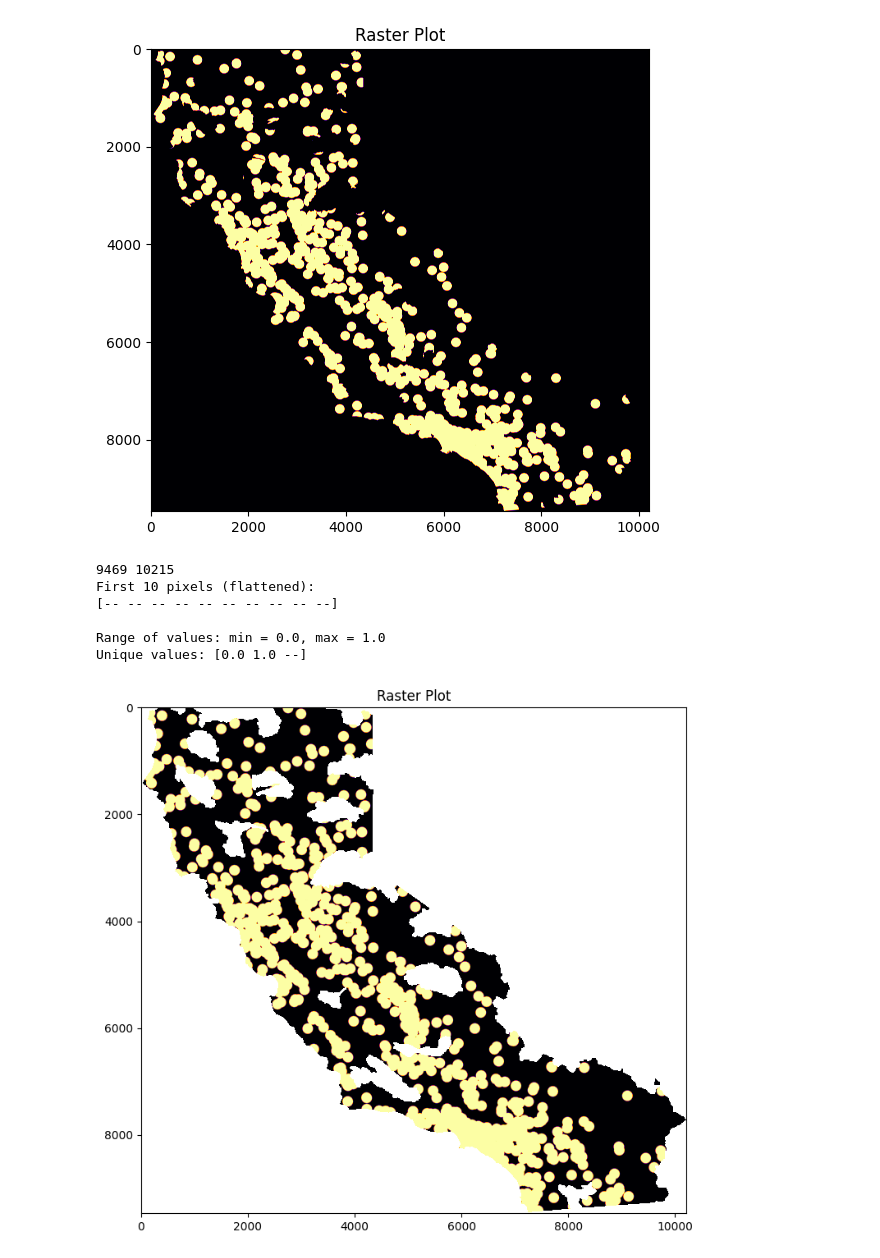
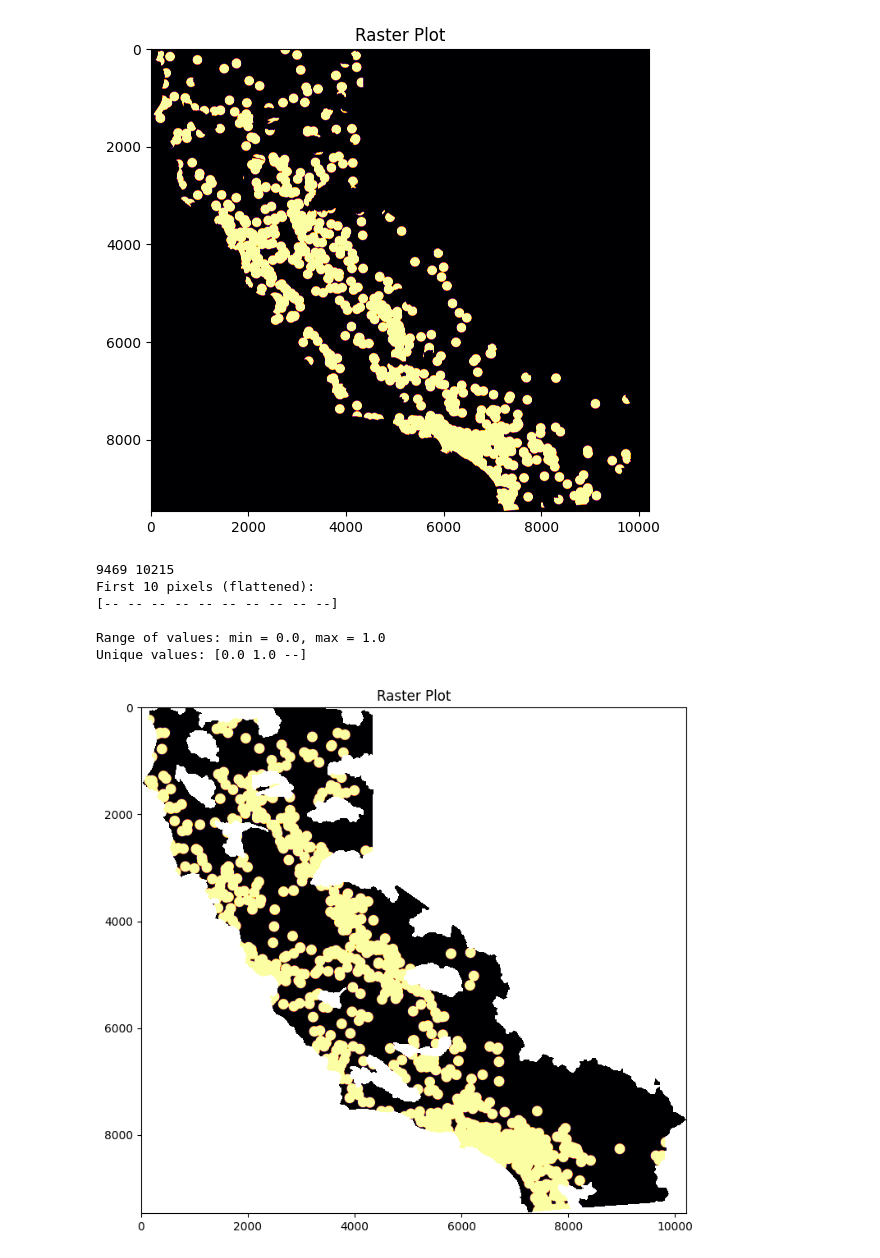
Before and after one commit to tbjag/pfas_map_ml, a Jupyter notebook: notebook_tests/plot_raster.ipynb, the cells around one changed output. Saved outputs shown, nothing was run; the diff lists cells and outputs as text; code cells hidden in the pictures.

Commit message:
csvs iter2

```diff
--- a/notebook_tests/plot_raster.ipynb
+++ b/notebook_tests/plot_raster.ipynb
@@ -23,7 +23,7 @@ plt.show()
 [figure]
 # %%
 # Open the raster file
-with rasterio.open('/home/ciom/workspace/pfas_map_ml/data/process/filtered_Active_Solid_Waste_Facilities.tiff') as src:
+with rasterio.open('/media/data/iter2/processed_csv_cat/fire_stations.tiff') as src:
     # Read the data
     raster_data = src.read(1)  # Read the first band, or use src.read() to get all bands
     print(src.height, src.width)
@@ -31,31 +31,31 @@ with rasterio.open('/home/ciom/workspace/pfas_map_ml/data/process/filtered_Activ
     raster_data = np.ma.masked_equal(raster_data, src.nodata)
 
     # Print the first 10 pixels
     print("First 10 pixels (flattened):")
     print(raster_data.flatten()[:10])
 
     # Plot the raster data with a colorbar and improved colormap
     fig, ax = plt.subplots(figsize=(10, 8))
 
     # Use a colormap like 'viridis', 'plasma', or 'inferno' to better visualize intensity variations
     cax = ax.imshow(raster_data, cmap='inferno')
 
     # Get min and max values of the raster data
     min_value = np.min(raster_data)
     max_value = np.max(raster_data)
     u = np.unique(raster_data)
 
     print(f"\nRange of values: min = {min_value}, max = {max_value}")
     print(f"Unique values: {u}")
 
 
 plt.title('Raster Plot')
 plt.show()
 # %% [output]
 9469 10215
 First 10 pixels (flattened):
 [-- -- -- -- -- -- -- -- -- --]
 
 Range of values: min = 0.0, max = 1.0
 Unique values: [0.0 1.0 --]
-[figure, old version]
+[figure, new version]
```
Also changed, not shown: 12 other files.
